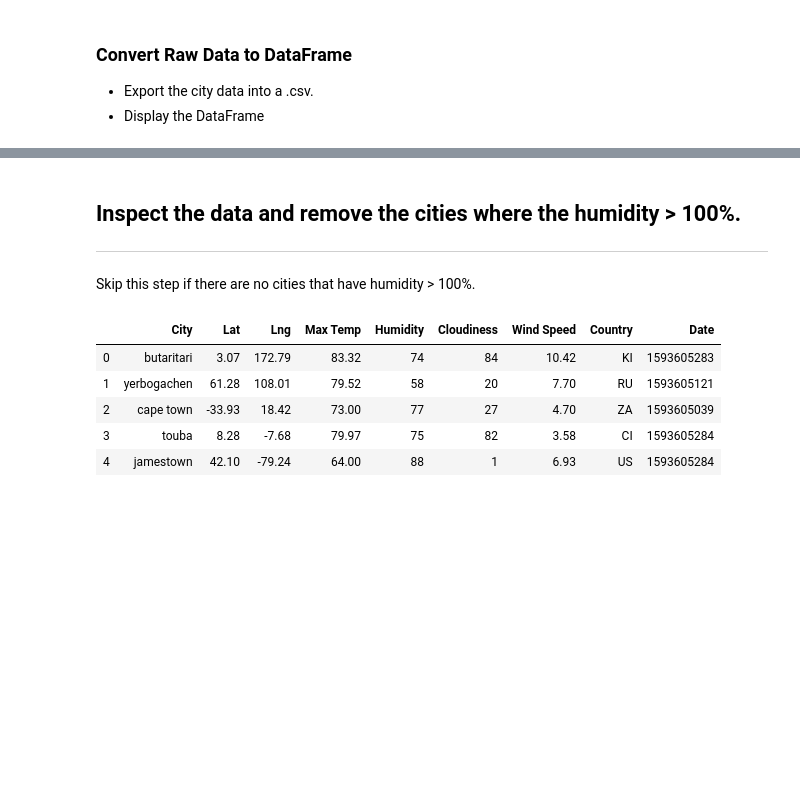
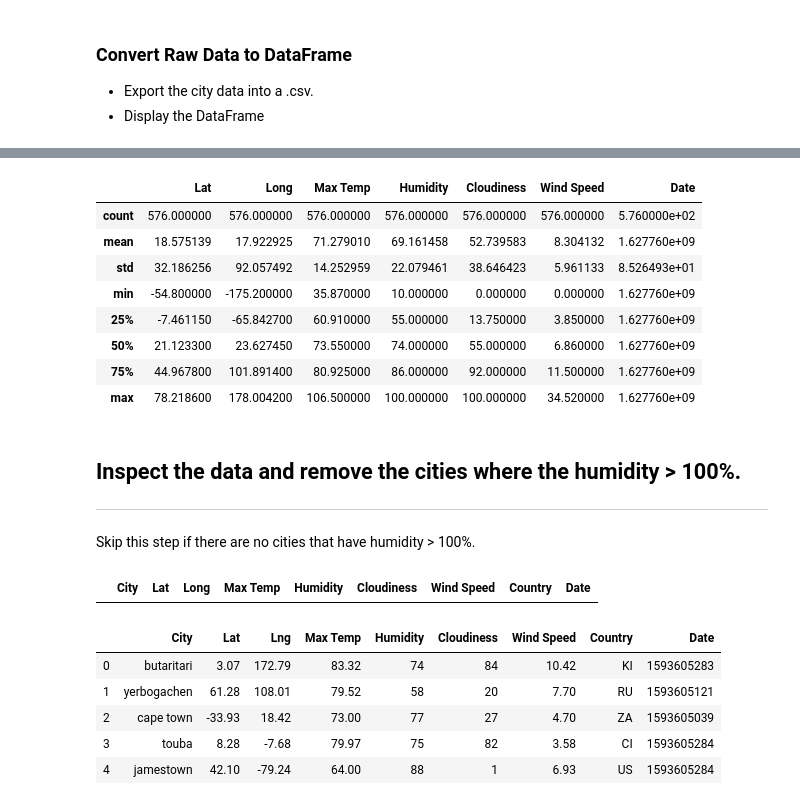
Before and after one commit to Sjenn257/python-api-challenge, a Jupyter notebook: WeatherPy/WeatherPy.ipynb, the cells around one changed output, grey strips where cells are left out. Saved outputs shown, nothing was run; the diff lists cells and outputs as text; code cells hidden in the pictures; blank space fills up the shorter version.

```diff
--- a/WeatherPy/WeatherPy.ipynb
+++ b/WeatherPy/WeatherPy.ipynb
@@ -115,7 +131,7 @@ print(response)
 # %%
 # create a data frame from cities, lat, and temp
 weather_dict = {
-    "City": cities,
+    "City": existing_city,
     "Lat": lat,
     "Long": long,
     "Max Temp": max_temp,
@@ -125,5 +141,8 @@ weather_dict = {
     "Country": country,
     "Date": date
 }
-weather_data = pd.DataFrame(weather_dict)
-weather_data.head()
+weather_df = pd.DataFrame(weather_dict)
+
+weather_df.to_csv(output_data_file, index=False, header=True)
+
+weather_df.head()
@@ -130,8 +156,22 @@ weather_data.head()
 # %%
-weather_data.describe()
+weather_df.describe()
+# %% [output]
+|  | Lat | Long | Max Temp | Humidity | Cloudiness | Wind Speed | Date |
+| count | 576.000000 | 576.000000 | 576.000000 | 576.000000 | 576.000000 | 576.000000 | 5.760000e+02 |
+| mean | 18.575139 | 17.922925 | 71.279010 | 69.161458 | 52.739583 | 8.304132 | 1.627760e+09 |
+| std | 32.186256 | 92.057492 | 14.252959 | 22.079461 | 38.646423 | 5.961133 | 8.526493e+01 |
+| min | -54.800000 | -175.200000 | 35.870000 | 10.000000 | 0.000000 | 0.000000 | 1.627760e+09 |
+| 25% | -7.461150 | -65.842700 | 60.910000 | 55.000000 | 13.750000 | 3.850000 | 1.627760e+09 |
+| 50% | 21.123300 | 23.627450 | 73.550000 | 74.000000 | 55.000000 | 6.860000 | 1.627760e+09 |
+| 75% | 44.967800 | 101.891400 | 80.925000 | 86.000000 | 92.000000 | 11.500000 | 1.627760e+09 |
+| max | 78.218600 | 178.004200 | 106.500000 | 100.000000 | 100.000000 | 34.520000 | 1.627760e+09 |
 # %% [markdown]
 ## Inspect the data and remove the cities where the humidity > 100%.
 ----
 Skip this step if there are no cities that have humidity > 100%.
+# %%
+weather_data[weather_data["Humidity"].astype(float)>100]
+# %% [output]
+|  | City | Lat | Long | Max Temp | Humidity | Cloudiness | Wind Speed | Country | Date |
 # %%
 #  Get the indices of cities that have humidity over 100%.
```
Also changed, not shown: parts of 7 cells of this notebook, 1 other file.
